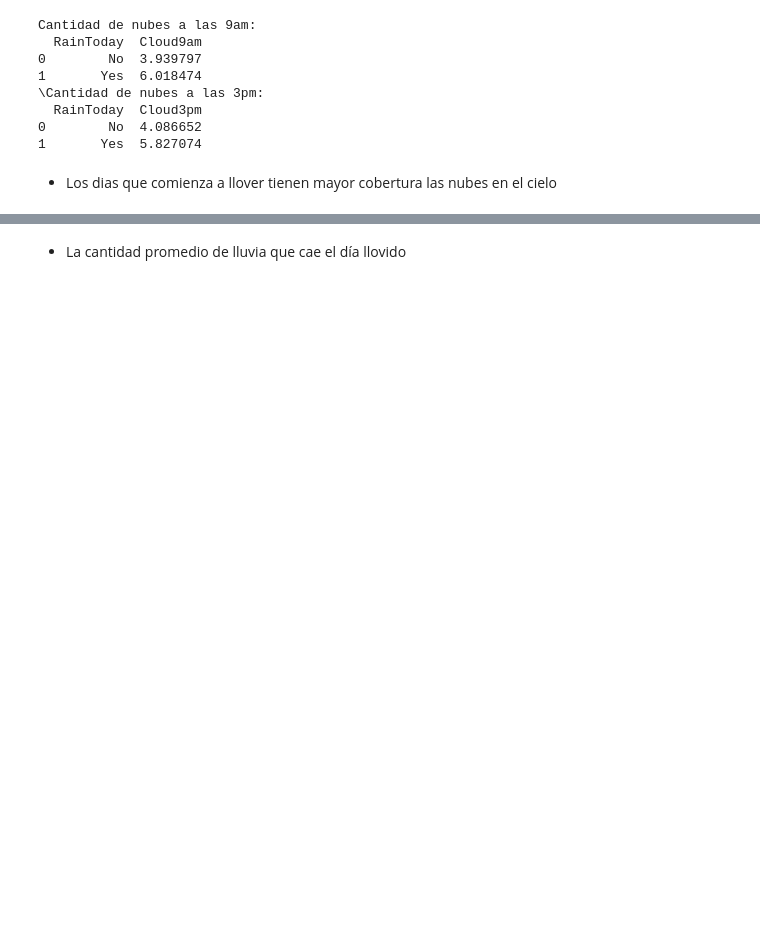
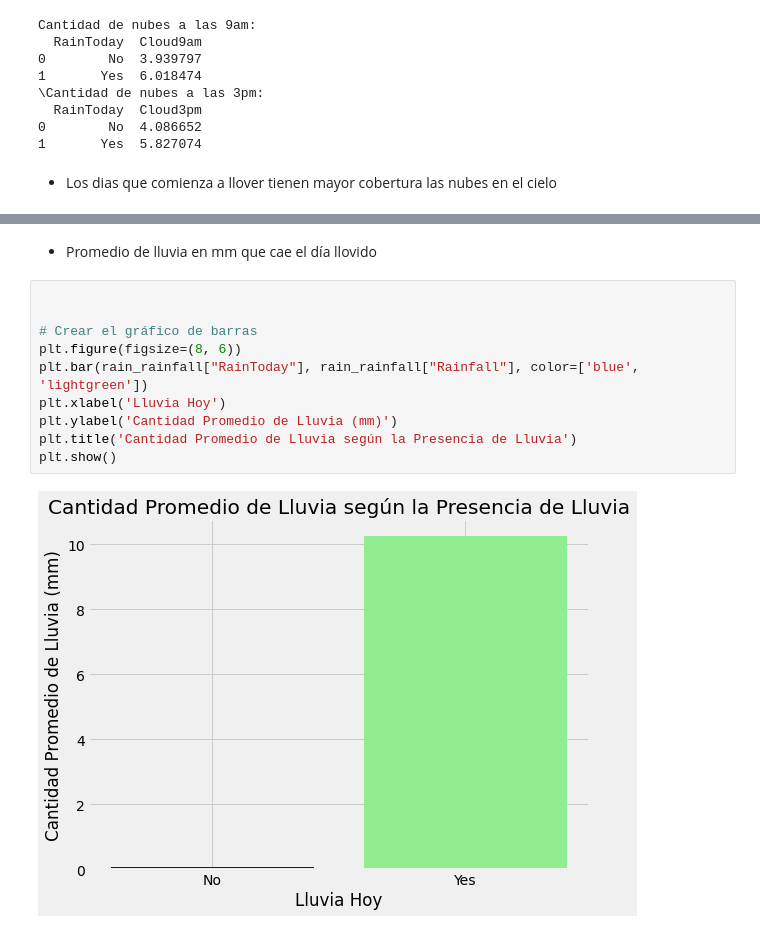
Before and after one commit to xmorh/mineriaDatos, a Jupyter notebook: Entrega1.ipynb, the cells around one changed output, grey strips where cells are left out. Drawn from its saved outputs; the diff is of its cells as text; blank space fills up the shorter version.

```diff
--- a/Entrega1.ipynb
+++ b/Entrega1.ipynb
@@ -350,6 +401,18 @@ Cruce de RainToday y Rainfall:
 0        No   0.075187
 1       Yes  10.256732
 # %% [markdown]
-* La cantidad promedio de lluvia que cae el día llovido
+* Promedio de lluvia en mm que cae el día llovido
+# %%
+
+
+# Crear el gráfico de barras
+plt.figure(figsize=(8, 6))
+plt.bar(rain_rainfall["RainToday"], rain_rainfall["Rainfall"], color=['blue', 'lightgreen'])
+plt.xlabel('Lluvia Hoy')
+plt.ylabel('Cantidad Promedio de Lluvia (mm)')
+plt.title('Cantidad Promedio de Lluvia según la Presencia de Lluvia')
+plt.show()
+# %% [output]
+[figure, added]
 # %%
 # Cruce de la temperatura con la humedad a las 3pm
```
Also changed, not shown: parts of 21 cells of this notebook.
